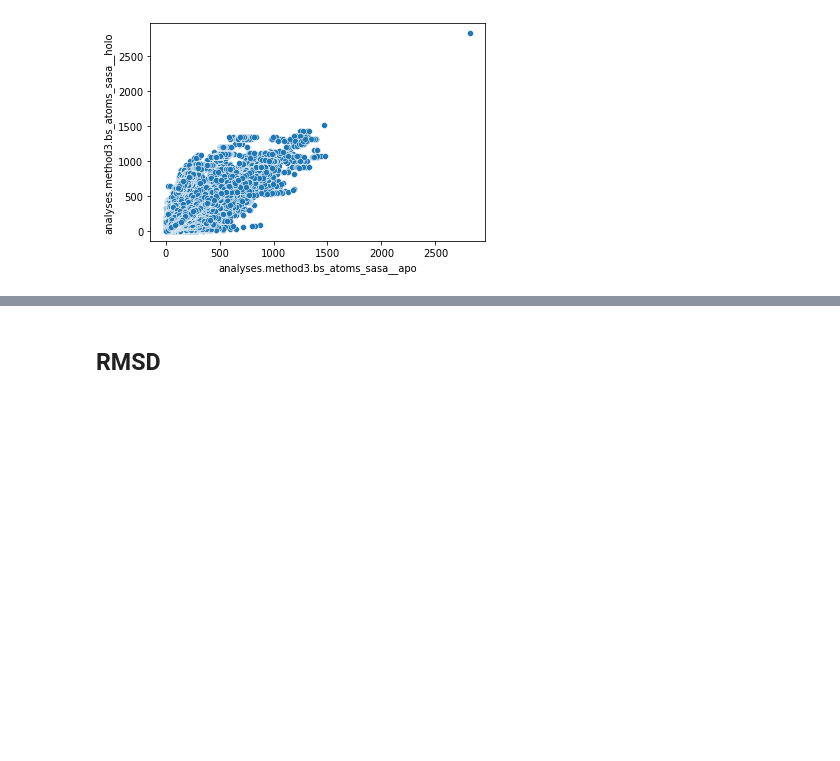
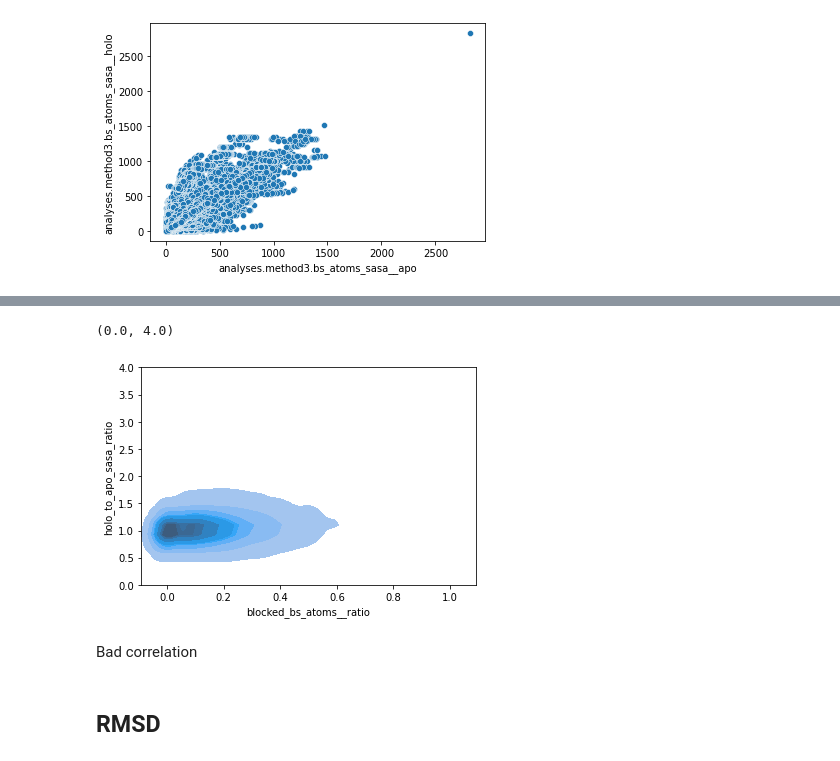
Before and after one commit to adam-kral/cryptic-binding-site-stats, a Jupyter notebook: data_processing/main.ipynb, the cells around one changed output, grey strips where cells are left out. Saved outputs shown, nothing was run; the diff lists cells and outputs as text; code cells hidden in the pictures; blank space fills up the shorter version.

```diff
--- a/data_processing/main.ipynb
+++ b/data_processing/main.ipynb
@@ -217,3 +244,12 @@ df['holo_to_apo_sasa_ratio'] = df['analyses.method3.bs_atoms_sasa__holo'] / df['
+# %%
+ax = sns.kdeplot(data=df.sample(10000), x='blocked_bs_atoms__ratio', y='holo_to_apo_sasa_ratio',
+                 fill=True, )#thresh=0, levels=100, cmap="mako")
+ax.set_ylim((0, 4))
+# %% [output]
+(0.0, 4.0)
+[figure, added]
+# %% [markdown]
+Bad correlation
 # %% [markdown]
 ## RMSD
 # %% [markdown]
```
Also changed, not shown: parts of 6 cells of this notebook.
